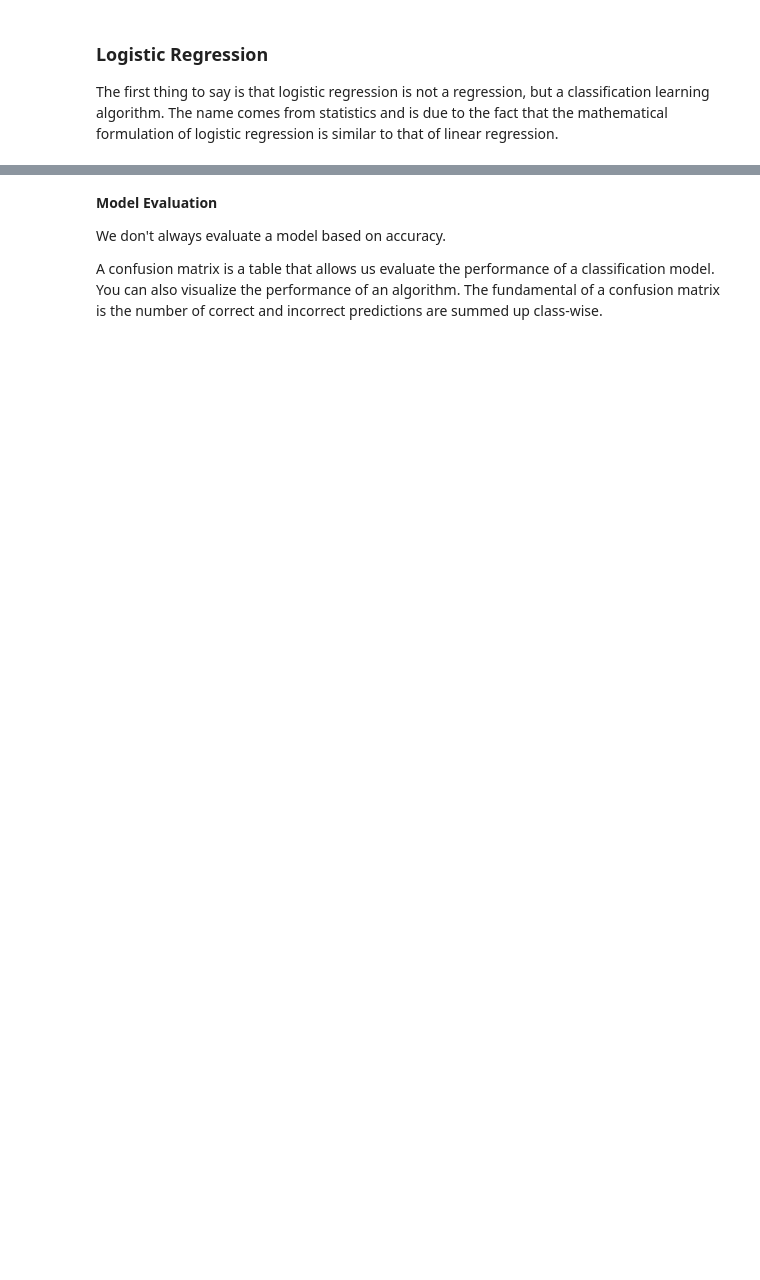
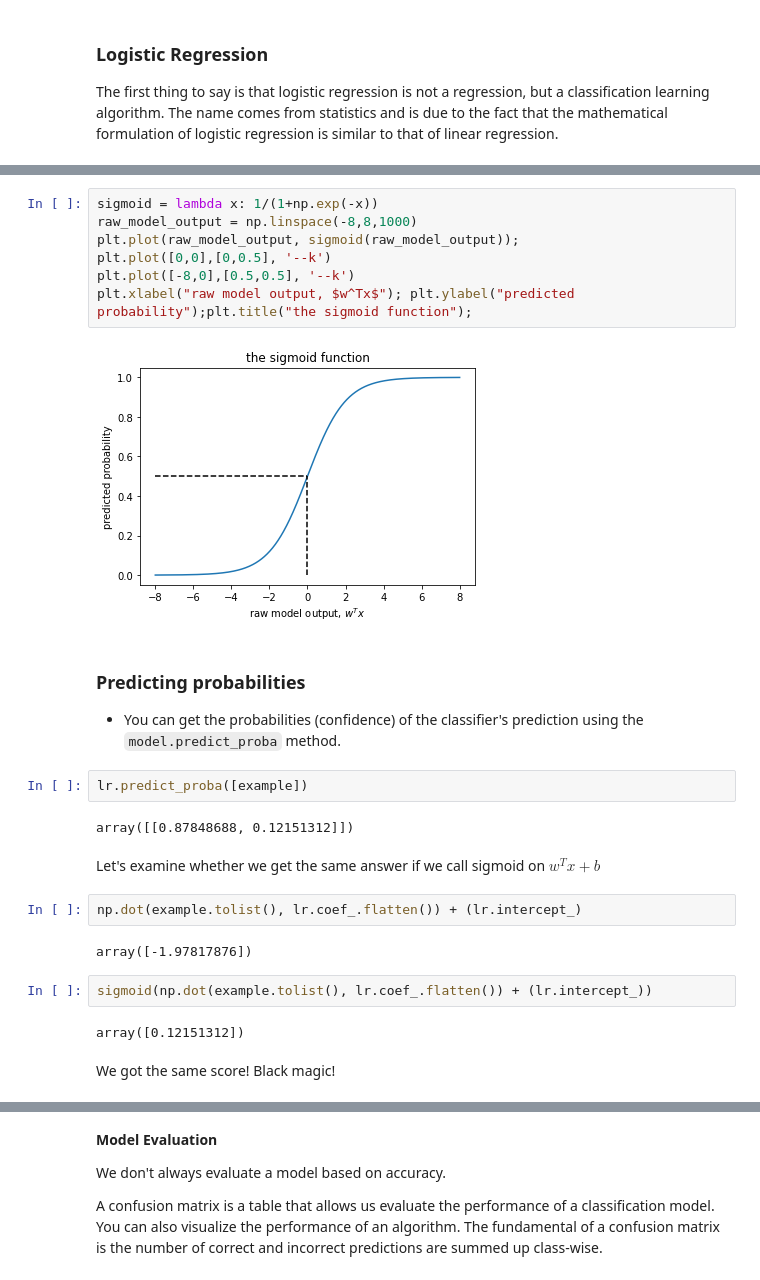
Before and after one commit to sedv8808/LighthouseLabs, a Jupyter notebook: W05D2/W05D2_LogReg.ipynb, the cells around one changed output, grey strips where cells are left out. Drawn from its saved outputs; the diff is of its cells as text; blank space fills up the shorter version.

```diff
--- a/W05D2/W05D2_LogReg.ipynb
+++ b/W05D2/W05D2_LogReg.ipynb
@@ -284,0 +294,29 @@ Most positive words: great, highly, enjoyable, superb, brilliant, buy, 7/10, lov
+# %%
+sigmoid = lambda x: 1/(1+np.exp(-x))
+raw_model_output = np.linspace(-8,8,1000)
+plt.plot(raw_model_output, sigmoid(raw_model_output));
+plt.plot([0,0],[0,0.5], '--k')
+plt.plot([-8,0],[0.5,0.5], '--k')
+plt.xlabel("raw model output, $w^Tx$"); plt.ylabel("predicted probability");plt.title("the sigmoid function");
+# %% [output]
+[figure, added]
+# %% [markdown]
+### Predicting probabilities
+
+- You can get the probabilities (confidence) of the classifier's prediction using the `model.predict_proba` method.
+# %%
+lr.predict_proba([example])
+# %% [output]
+array([[0.87848688, 0.12151312]])
+# %% [markdown]
+Let's examine whether we get the same answer if we call sigmoid on $w^Tx + b$
+# %%
+np.dot(example.tolist(), lr.coef_.flatten()) + (lr.intercept_)
+# %% [output]
+array([-1.97817876])
+# %%
+sigmoid(np.dot(example.tolist(), lr.coef_.flatten()) + (lr.intercept_))
+# %% [output]
+array([0.12151312])
+# %% [markdown]
+We got the same score! Black magic!
```
Also changed, not shown: parts of 135 cells of this notebook, 6 other files.
